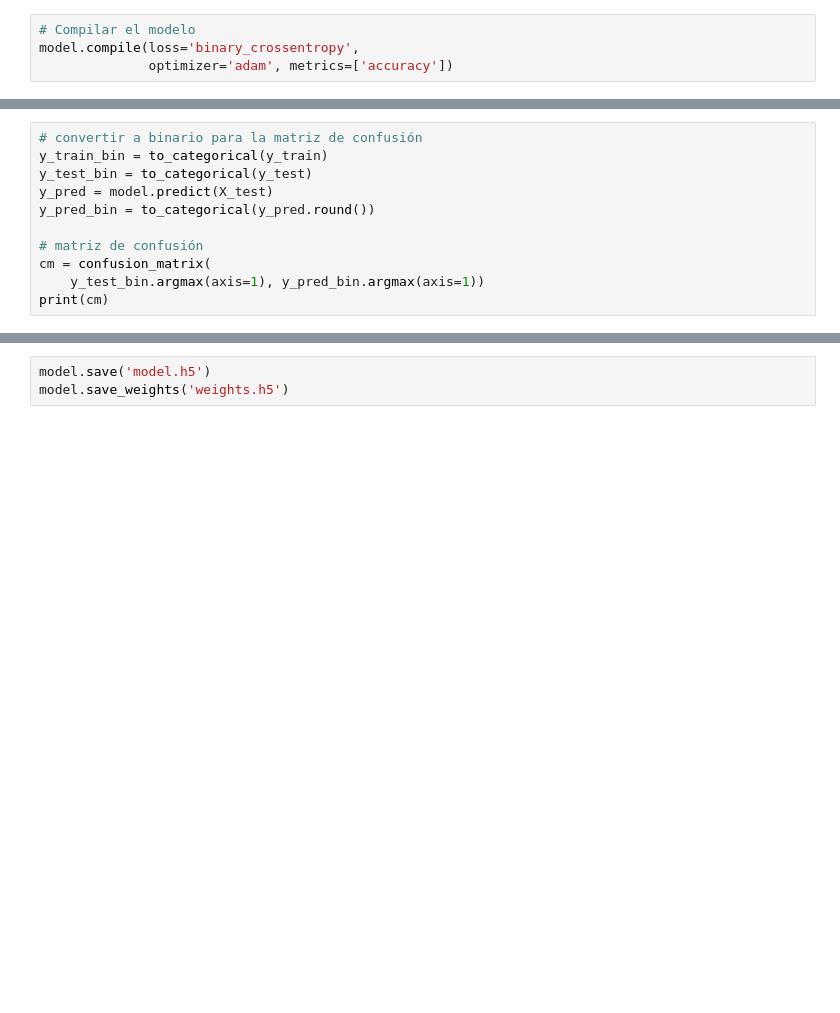
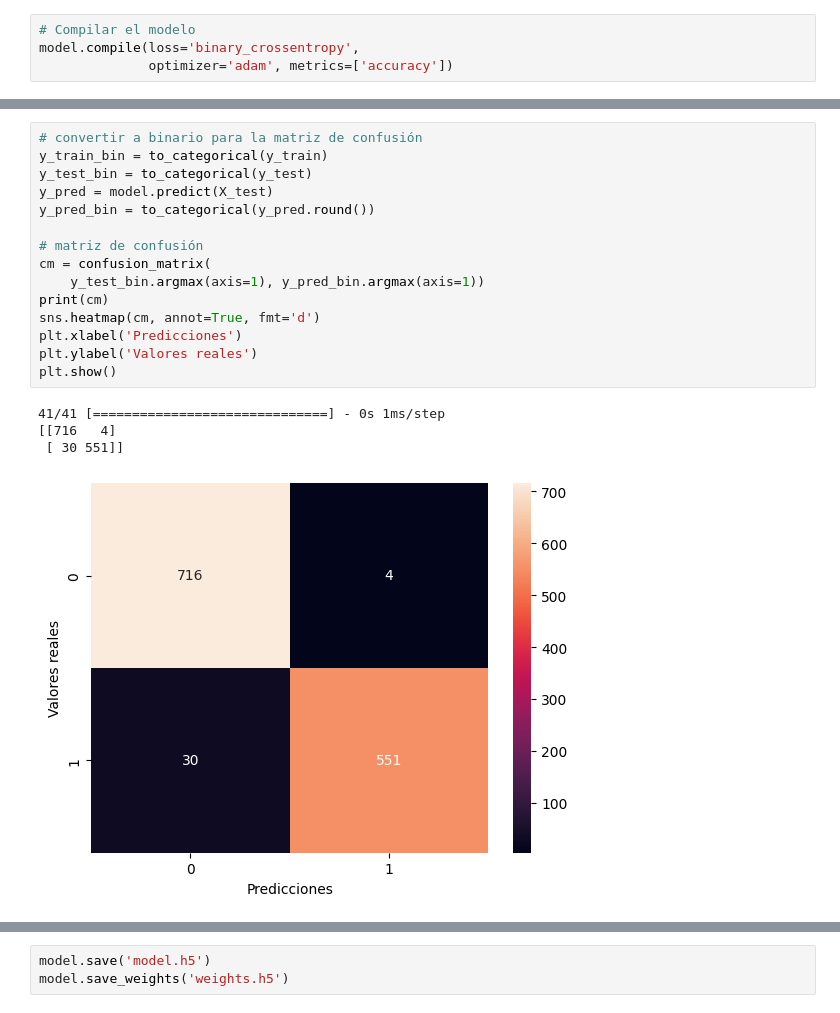
Before and after one commit to DiegoBlasg/Geo-Prevention, a Jupyter notebook: DATOS/RedNeuronal.ipynb, the cells around one changed output, grey strips where cells are left out. Drawn from its saved outputs; the diff is of its cells as text; blank space fills up the shorter version.

```diff
--- a/DATOS/RedNeuronal.ipynb
+++ b/DATOS/RedNeuronal.ipynb
@@ -52,11 +91,20 @@ print("\n%s: %.2f%%" % (model.metrics_names[1], scores[1]*100))
 # %%
 # convertir a binario para la matriz de confusión
 y_train_bin = to_categorical(y_train)
 y_test_bin = to_categorical(y_test)
 y_pred = model.predict(X_test)
 y_pred_bin = to_categorical(y_pred.round())
 
 # matriz de confusión
 cm = confusion_matrix(
     y_test_bin.argmax(axis=1), y_pred_bin.argmax(axis=1))
 print(cm)
+sns.heatmap(cm, annot=True, fmt='d')
+plt.xlabel('Predicciones')
+plt.ylabel('Valores reales')
+plt.show()
+# %% [output]
+41/41 [==============================] - 0s 1ms/step
+[[716   4]
+ [ 30 551]]
+[figure, added]
```
Also changed, not shown: parts of 8 cells of this notebook, 1 other file.
